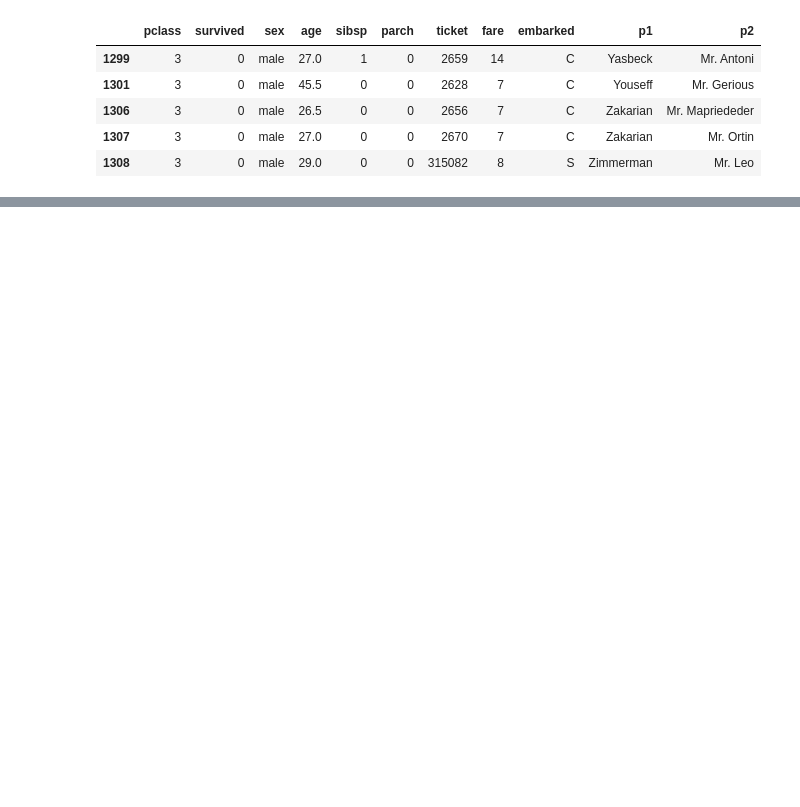
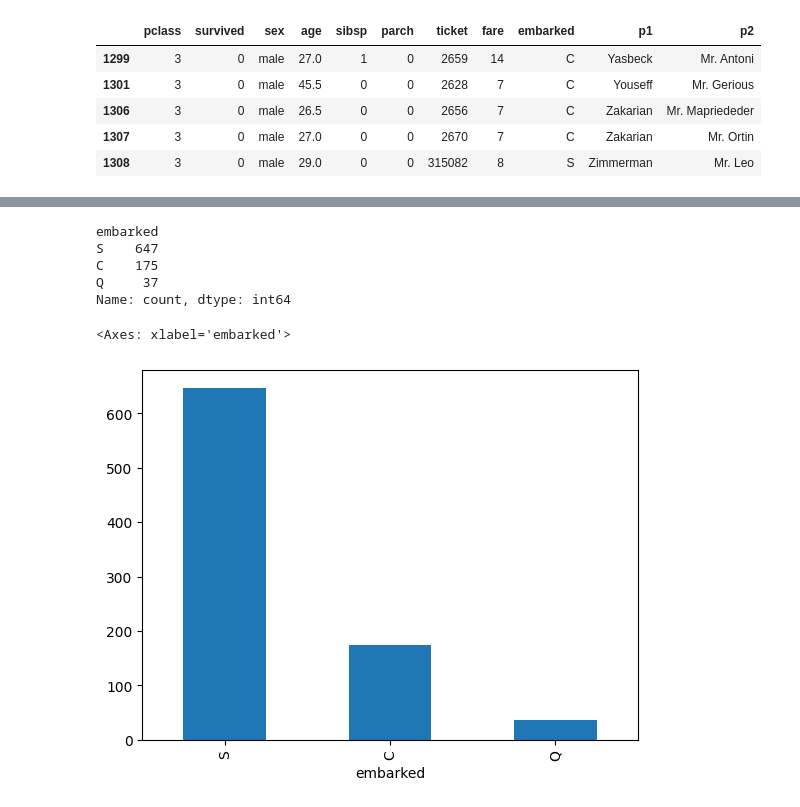
Before and after one commit to Shrujan2006/python-libraries, a Jupyter notebook: practise.ipynb, the cells around one changed output, grey strips where cells are left out. Drawn from its saved outputs; the diff is of its cells as text; code cells hidden in the pictures; blank space fills up the shorter version.

```diff
--- a/practise.ipynb
+++ b/practise.ipynb
@@ -274,0 +291,14 @@ plt.show()
+# %%
+df["embarked"].value_counts()
+# %% [output]
+embarked
+S    647
+C    175
+Q     37
+Name: count, dtype: int64
+# %%
+r=df["embarked"].value_counts()
+r.plot(kind="bar")
+# %% [output]
+<Axes: xlabel='embarked'>
+[figure, added]
```
Also changed, not shown: parts of 23 cells of this notebook, 1 other file.
